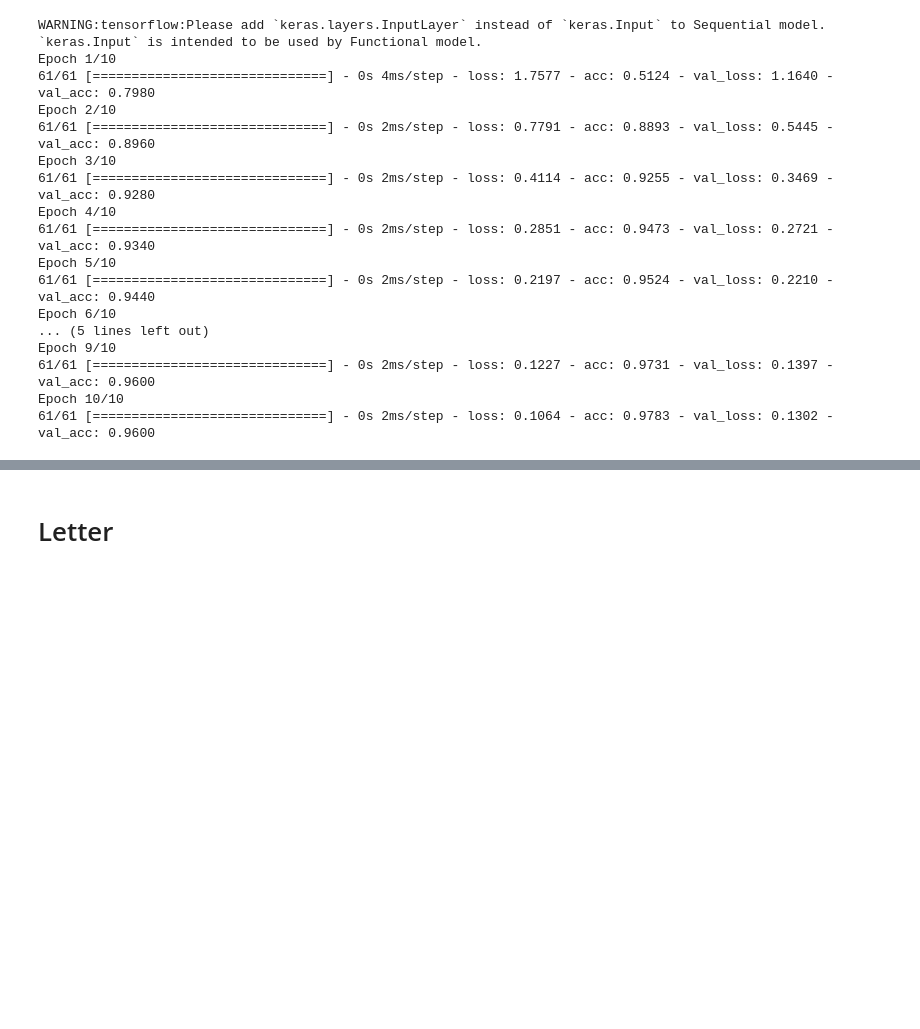
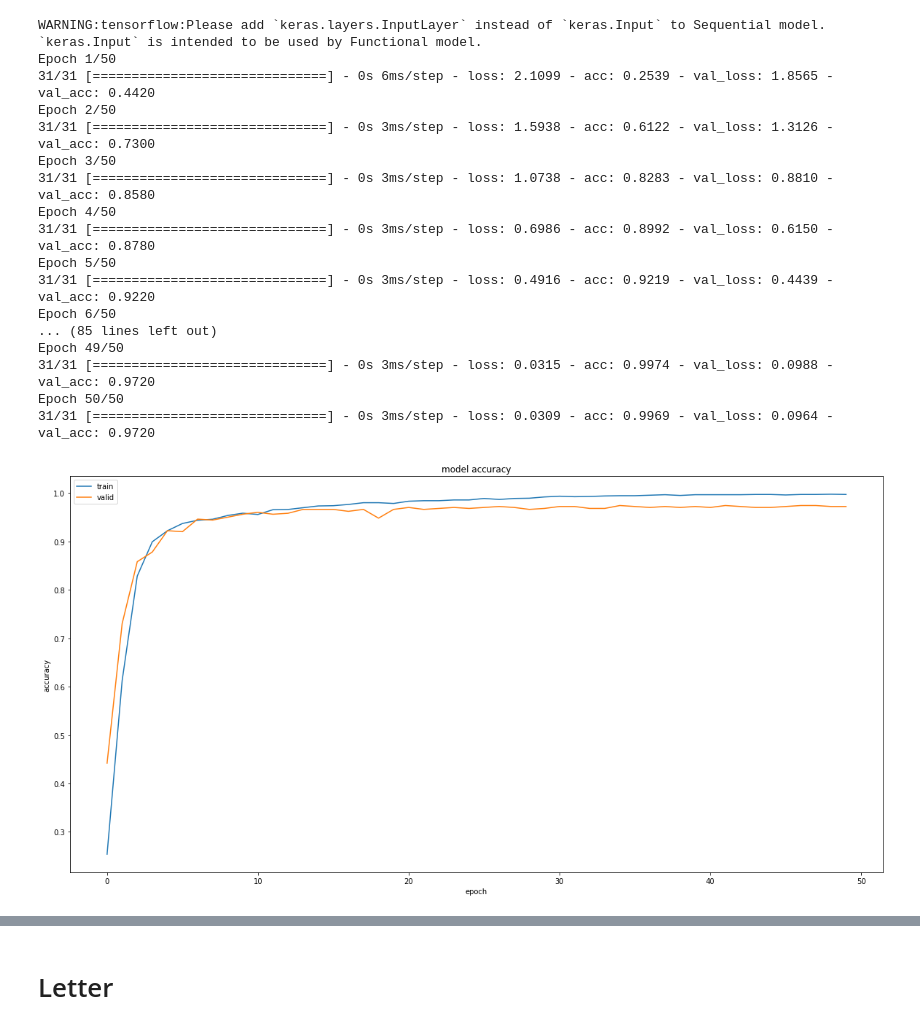
Before and after one commit to NguyenTheAn/nn-cpp, a Jupyter notebook: Verify_keras.ipynb, the cells around one changed output, grey strips where cells are left out. Drawn from its saved outputs; the diff is of its cells as text; code cells hidden in the pictures; blank space fills up the shorter version.

```diff
--- a/Verify_keras.ipynb
+++ b/Verify_keras.ipynb
@@ -40,30 +40,43 @@ model.compile(loss='categorical_crossentropy',
               metrics=['acc'])
 
 history = model.fit(X_train, y_train,
-                    batch_size=32,
-                    epochs=10,
+                    batch_size=64,
+                    epochs=50,
 #                         class_weight=class_weights,
                     validation_data=(X_valid, y_valid),
                     shuffle=True,
                    callbacks=[
                                    ModelCheckpoint(
-                            'check_points/{val_loss:05f}.hdf5',
+                            'check_points/digit.hdf5',
                                    monitor='val_loss', save_best_only=True)])
 # %% [output]
 WARNING:tensorflow:Please add `keras.layers.InputLayer` instead of `keras.Input` to Sequential model. `keras.Input` is intended to be used by Functional model.
-Epoch 1/10
-61/61 [==============================] - 0s 4ms/step - loss: 1.7577 - acc: 0.5124 - val_loss: 1.1640 - val_acc: 0.7980
-Epoch 2/10
-61/61 [==============================] - 0s 2ms/step - loss: 0.7791 - acc: 0.8893 - val_loss: 0.5445 - val_acc: 0.8960
-Epoch 3/10
-61/61 [==============================] - 0s 2ms/step - loss: 0.4114 - acc: 0.9255 - val_loss: 0.3469 - val_acc: 0.9280
-Epoch 4/10
-61/61 [==============================] - 0s 2ms/step - loss: 0.2851 - acc: 0.9473 - val_loss: 0.2721 - val_acc: 0.9340
-Epoch 5/10
-61/61 [==============================] - 0s 2ms/step - loss: 0.2197 - acc: 0.9524 - val_loss: 0.2210 - val_acc: 0.9440
-Epoch 6/10
-... (5 lines left out)
-Epoch 9/10
-61/61 [==============================] - 0s 2ms/step - loss: 0.1227 - acc: 0.9731 - val_loss: 0.1397 - val_acc: 0.9600
-Epoch 10/10
-61/61 [==============================] - 0s 2ms/step - loss: 0.1064 - acc: 0.9783 - val_loss: 0.1302 - val_acc: 0.9600
+Epoch 1/50
+31/31 [==============================] - 0s 6ms/step - loss: 2.1099 - acc: 0.2539 - val_loss: 1.8565 - val_acc: 0.4420
+Epoch 2/50
+31/31 [==============================] - 0s 3ms/step - loss: 1.5938 - acc: 0.6122 - val_loss: 1.3126 - val_acc: 0.7300
+Epoch 3/50
+31/31 [==============================] - 0s 3ms/step - loss: 1.0738 - acc: 0.8283 - val_loss: 0.8810 - val_acc: 0.8580
+Epoch 4/50
+31/31 [==============================] - 0s 3ms/step - loss: 0.6986 - acc: 0.8992 - val_loss: 0.6150 - val_acc: 0.8780
+Epoch 5/50
+31/31 [==============================] - 0s 3ms/step - loss: 0.4916 - acc: 0.9219 - val_loss: 0.4439 - val_acc: 0.9220
+Epoch 6/50
+... (85 lines left out)
+Epoch 49/50
+31/31 [==============================] - 0s 3ms/step - loss: 0.0315 - acc: 0.9974 - val_loss: 0.0988 - val_acc: 0.9720
+Epoch 50/50
+31/31 [==============================] - 0s 3ms/step - loss: 0.0309 - acc: 0.9969 - val_loss: 0.0964 - val_acc: 0.9720
+# %%
+import matplotlib.pyplot as plt
+# summarize history for accuracy
+plt.rcParams["figure.figsize"] = (20, 10)
+plt.plot(history.history['acc'])
+plt.plot(history.history['val_acc'])
+plt.title('model accuracy')
+plt.ylabel('accuracy')
+plt.xlabel('epoch')
+plt.legend(['train', 'valid'], loc='upper left')
+plt.show()
+# %% [output]
+[figure, added]
```
Also changed, not shown: parts of 6 cells of this notebook, 12 other files.
